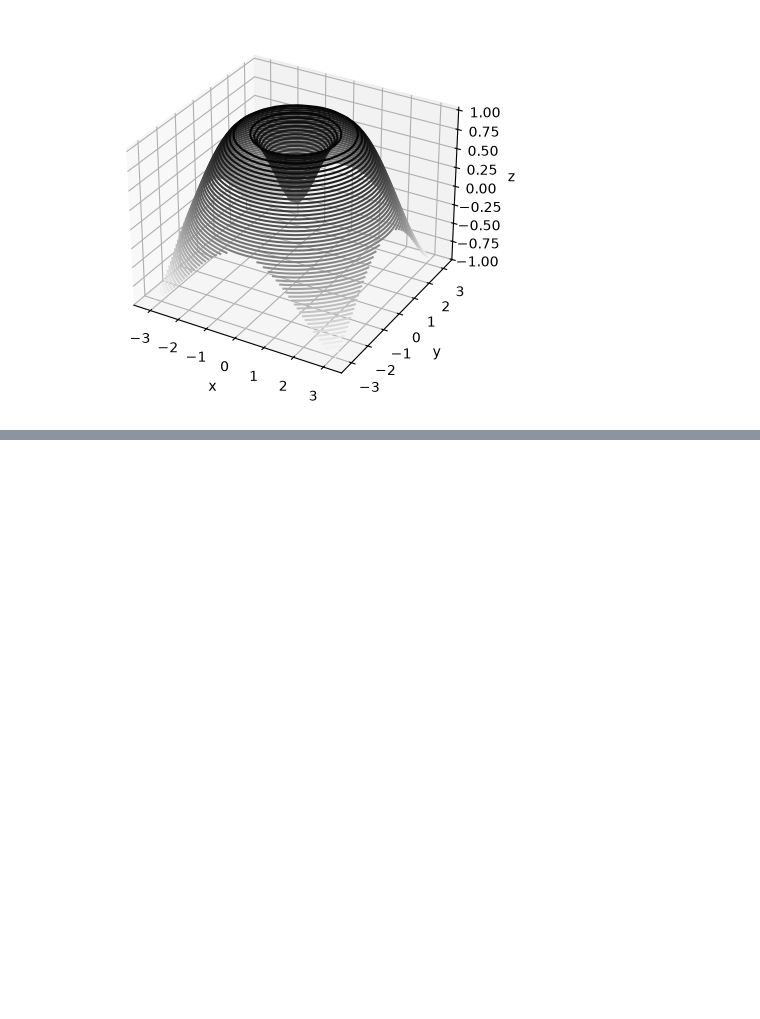
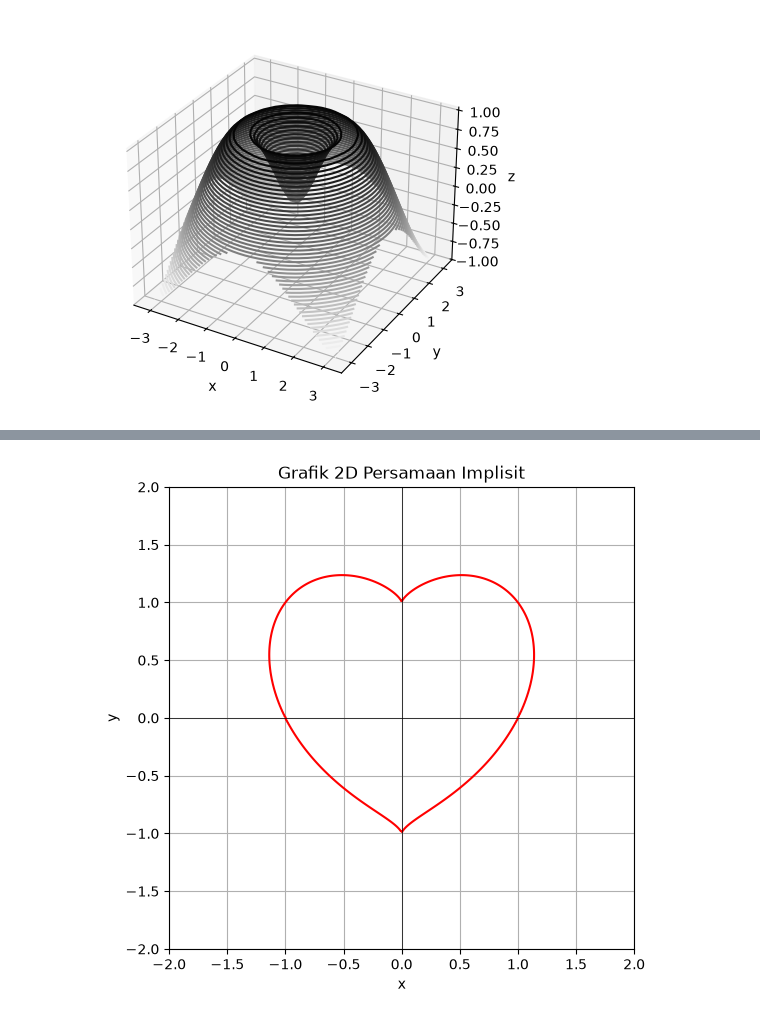
Before and after one commit to SaraRajagukguk/Tugas-Certan, a Jupyter notebook: 42324049_Sara Tesalonika Rajagukguk.ipynb, the cells around one changed output, grey strips where cells are left out. Saved outputs shown, nothing was run; the diff lists cells and outputs as text; code cells hidden in the pictures; blank space fills up the shorter version.

```diff
--- a/42324049_Sara Tesalonika Rajagukguk.ipynb
+++ b/42324049_Sara Tesalonika Rajagukguk.ipynb
@@ -778,0 +781,23 @@ plt.show()
+# %%
+# Nomor 2: Grafik 2 Dimensi (Implicit Curve)
+# x^6 + 3*x^4*y^2 - 3*x^4 + 3*x^2*y^4 - x^2*y^3 - 6*x^2*y^2 + 3*x^2 + y^6 - 3*y^4 + 3*y^2 = 1
+
+x = np.linspace(-2, 2, 400)
+y = np.linspace(-2, 2, 400)
+X, Y = np.meshgrid(x, y)
+
+# Persamaan implisit diubah menjadi bentuk F(x, y) = 0
+F2D = (X**6 + 3*X**4*Y**2 - 3*X**4 + 3*X**2*Y**4 - X**2*Y**3
+       - 6*X**2*Y**2 + 3*X**2 + Y**6 - 3*Y**4 + 3*Y**2 - 1)
+
+plt.figure(figsize=(6, 6))
+plt.contour(X, Y, F2D, levels=[0], colors='red')
+plt.title('Grafik 2D Persamaan Implisit')
+plt.xlabel('x')
+plt.ylabel('y')
+plt.grid(True)
+plt.axhline(0, color='black', linewidth=0.5)
+plt.axvline(0, color='black', linewidth=0.5)
+plt.show()
+# %% [output]
+[figure, added]
```
Also changed, not shown: parts of 6 cells of this notebook, 1 other file.
